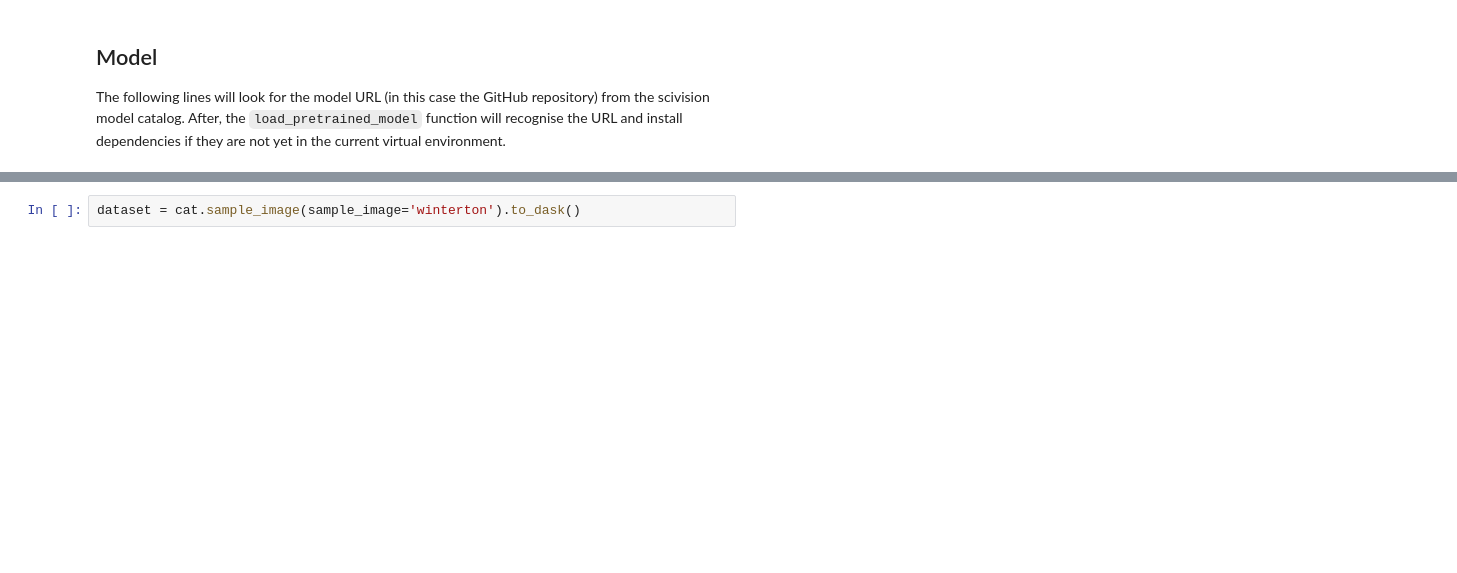
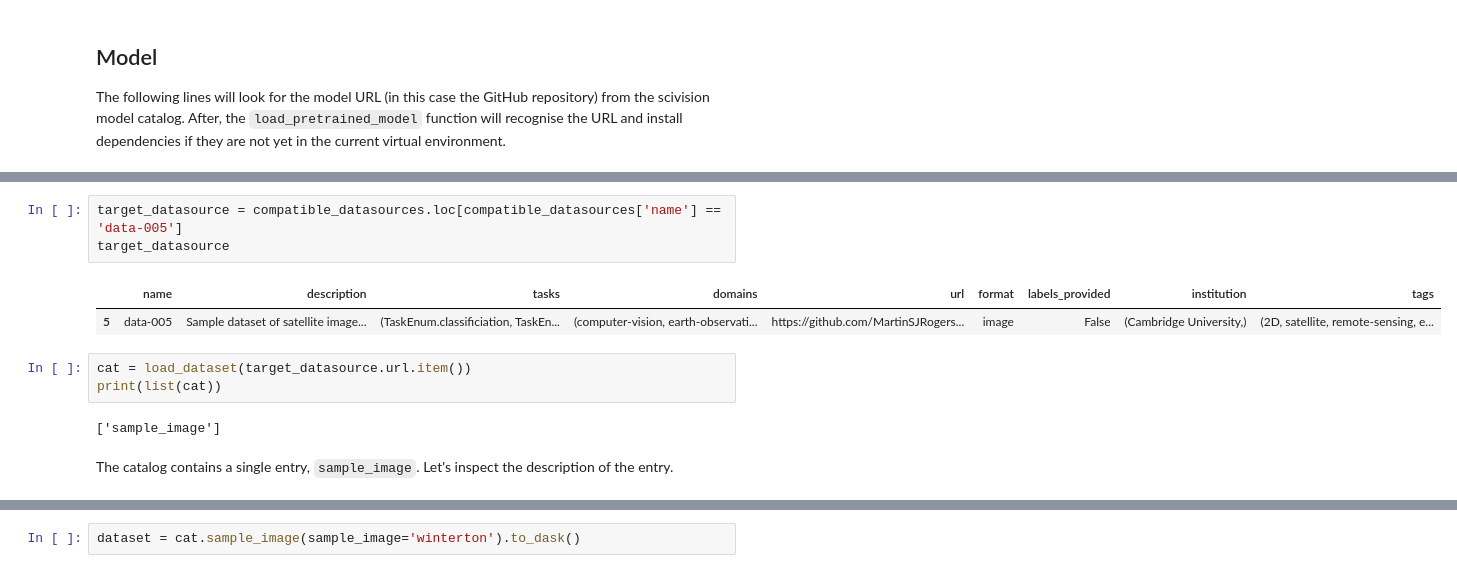
Before and after one commit to scivision-gallery/coastalveg-edge-detection, a Jupyter notebook: vedge_detector.ipynb, the cells around one changed output, grey strips where cells are left out. Cells and saved outputs as stored; diff of their text form; blank space fills up the shorter version.

```diff
--- a/vedge_detector.ipynb
+++ b/vedge_detector.ipynb
@@ -89,0 +82,13 @@ cat = load_dataset('https://github.com/acocac/VEdge_Detector')
+# %%
+target_datasource = compatible_datasources.loc[compatible_datasources['name'] == 'data-005']
+target_datasource
+# %% [output]
+|  | name | description | tasks | domains | url | format | labels_provided | institution | tags |
+| 5 | data-005 | Sample dataset of satellite image... | (TaskEnum.classificiation, TaskEn... | (computer-vision, earth-observati... | https://github.com/MartinSJRogers... | image | False | (Cambridge University,) | (2D, satellite, remote-sensing, e... |
+# %%
+cat = load_dataset(target_datasource.url.item())
+print(list(cat))
+# %% [output]
+['sample_image']
+# %% [markdown]
+The catalog contains a single entry, `sample_image`. Let's inspect the description of the entry.
```
Also changed, not shown: parts of 13 cells of this notebook.
